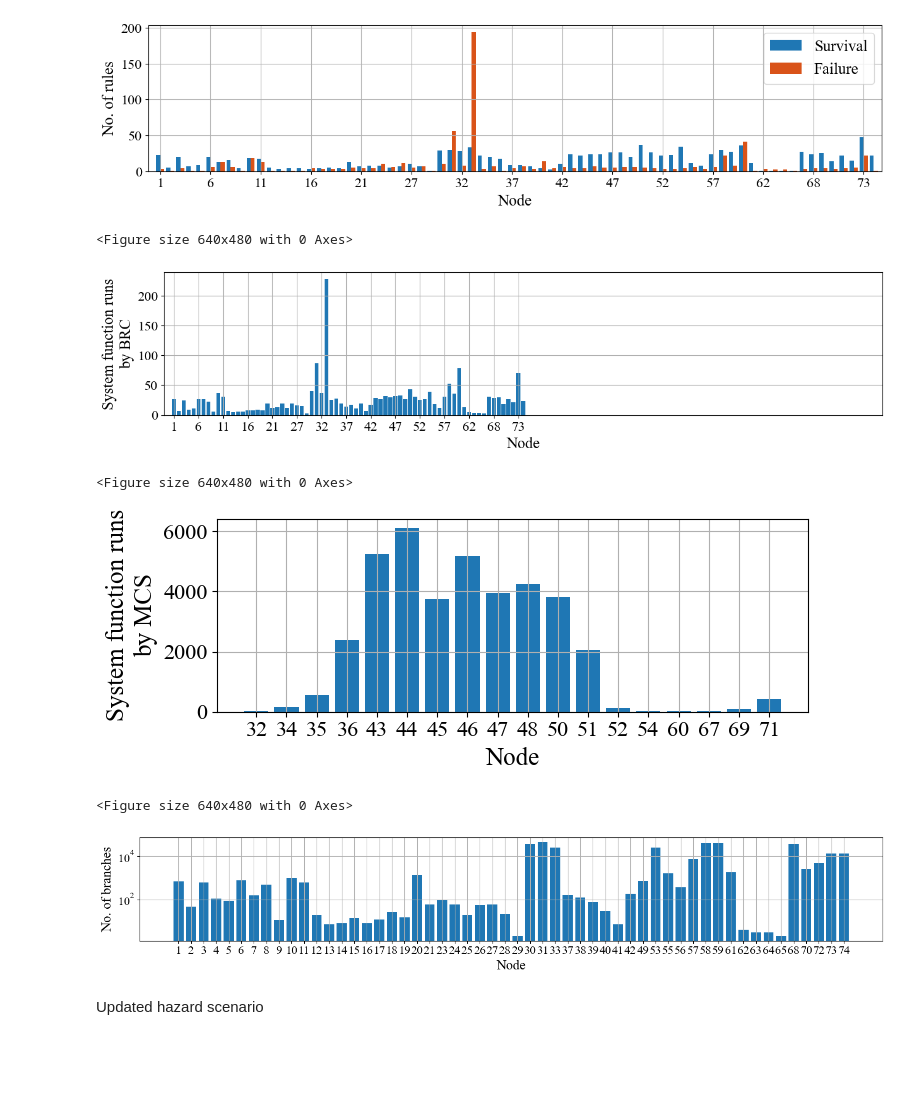
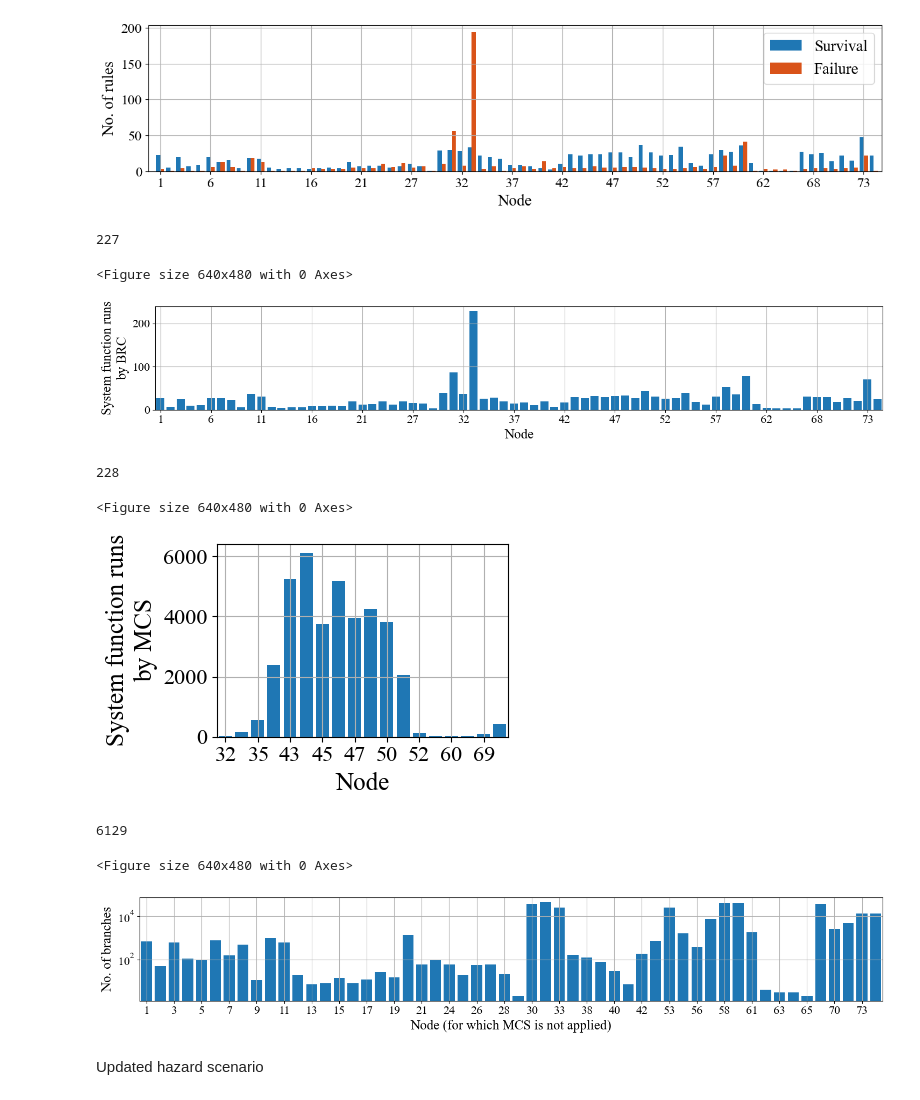
Before and after one commit to jieunbyun/BNS-JT, a Jupyter notebook: BNS_JT/demos/pf_map/plot.ipynb, the cells around one changed output. Saved outputs shown, nothing was run; the diff lists cells and outputs as text; code cells hidden in the pictures; blank space fills up the shorter version.

```diff
--- a/BNS_JT/demos/pf_map/plot.ipynb
+++ b/BNS_JT/demos/pf_map/plot.ipynb
@@ -17,7 +17,7 @@ import heapq
 HOME = Path(os.getcwd())
 output_path = HOME / "output"
 
-cfg = batch.config_custom("config.json", 's1')
+cfg = batch.config_custom("input/config.json", 's1')
 node_coords = {}
 for k, v in cfg.infra['nodes'].items():
     node_coords[k] = (v['pos_x'], v['pos_y'])
@@ -189,37 +195,49 @@ plt.show()
 # %% [output]
 <Figure size 640x480 with 0 Axes>
 [figure]
+# %%
+print(s_nrules['n33']+f_nrules['n33'])
+# %% [output]
+227
 # %%
 plt.figure()
 plt.figure(figsize=(15, 3))
 
 keys = [k[1:] for k in nfuns.keys()]
 nfuns_list = [nfuns[k] for k in nfuns.keys()]
 
-plt.bar(range(len(nfuns)), nfuns_list, tick_label=keys)
+plt.bar(range(len(nfuns)), nfuns_list, width, tick_label=keys)
 plt.xticks(range(0, len(nfuns), 5))  # Set x-ticks every 5 labels
+plt.xlim(-0.5, len(nfuns) - 0.5)
 
 plt.grid(True)
 
 plt.xlabel('Node', fontsize=18)
 plt.ylabel('System function runs\nby BRC', fontsize=18)
 
+plt.tight_layout()
 plt.savefig('n_funs_brc.png', dpi=500)
+
 %matplotlib inline
 plt.show()
 # %% [output]
 <Figure size 640x480 with 0 Axes>
-[figure, old version]
+[figure, new version]
+# %%
+print(nfuns['n33'])
+# %% [output]
+228
 # %%
 plt.figure()
-plt.figure(figsize=(7.5, 3))
+plt.figure(figsize=(4.5, 3))
 
 keys = [k for k in nfuns.keys() if nsamps[k] > 0]
 nfuns_list = [nsamps[k] for k in keys]
 keys = [k[1:] for k in keys]
 
-plt.bar(range(len(keys)), nfuns_list, tick_label=keys)
-plt.xticks(range(0, len(keys)))  # Set x-ticks every 5 labels
+plt.bar(range(len(keys)), nfuns_list, width, tick_label=keys)
+plt.xticks(range(0, len(keys),2))  # Set x-ticks every 5 labels
+plt.xlim(-0.5, len(keys) - 0.5)
 
 plt.grid(True)
 
@@ -233,7 +251,11 @@ plt.savefig('n_funs_mcs.png', dpi=500)
 plt.show()
 # %% [output]
 <Figure size 640x480 with 0 Axes>
-[figure, old version]
+[figure, new version]
+# %%
+print(nsamps['n44']+nfuns['n44'])
+# %% [output]
+6129
 # %%
 plt.figure()
 plt.figure(figsize=(15, 3))
@@ -243,12 +265,13 @@ nfuns_list = [nbrs[k] for k in keys]
 keys = [k[1:] for k in keys]
 
 plt.bar(range(len(keys)), nfuns_list, tick_label=keys)
-plt.xticks(range(0, len(keys)))  # Set x-ticks every 5 labels
+plt.xticks(range(0, len(keys),2))
+plt.xlim(-0.5, len(keys) - 0.5)
 
 plt.grid(True)
 plt.yscale('log')
 
-plt.xlabel('Node', fontsize=18)
+plt.xlabel('Node (for which MCS is not applied)', fontsize=18)
 plt.ylabel('No. of branches', fontsize=18)
 
 plt.tight_layout()
@@ -258,7 +281,7 @@ plt.savefig('n_brs.png', dpi=500)
 plt.show()
 # %% [output]
 <Figure size 640x480 with 0 Axes>
-[figure, old version]
+[figure, new version]
 # %%
 plt.close('all')
 # %% [markdown]
```
Also changed, not shown: parts of 18 cells of this notebook.
